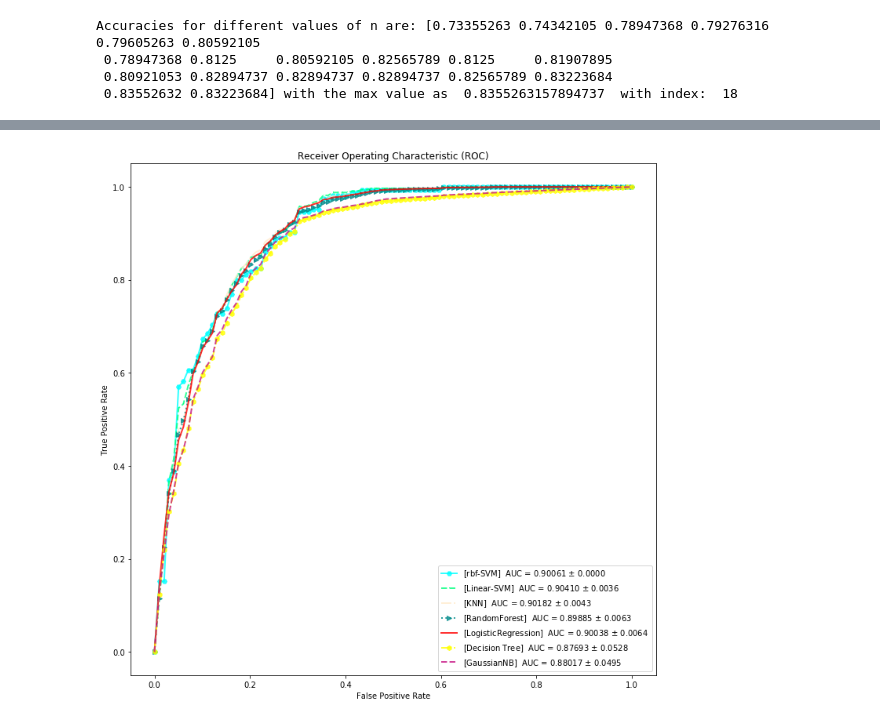
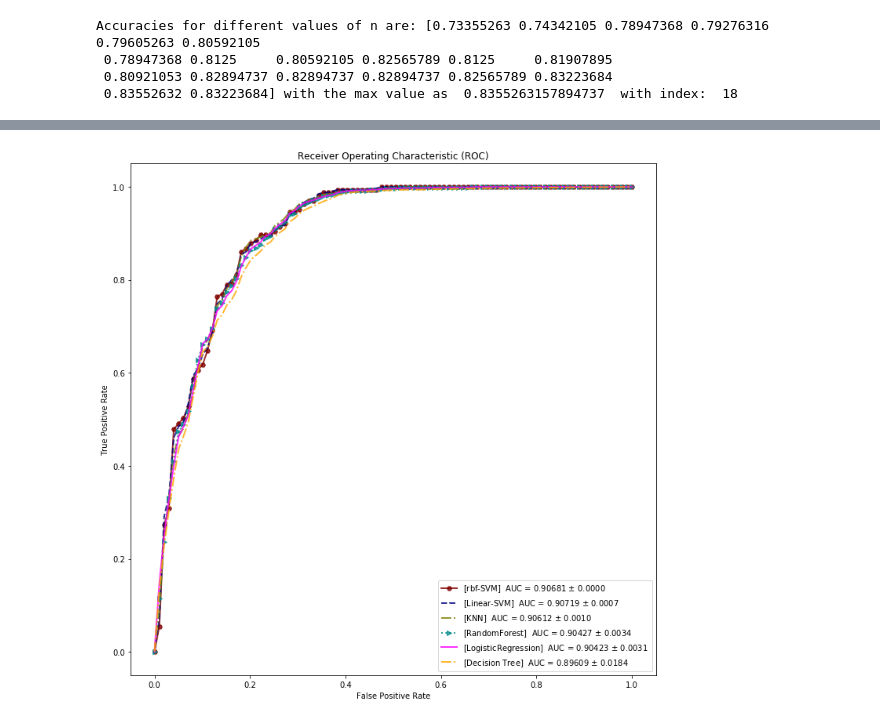
Before and after one commit to javierfs/MyMasterThesis, a Jupyter notebook: Test_python_structures.ipynb, the cells around one changed output, grey strips where cells are left out. Cells and saved outputs as stored; diff of their text form; code cells hidden in the pictures.

```diff
--- a/Test_python_structures.ipynb
+++ b/Test_python_structures.ipynb
@@ -182,14 +172,3 @@ Accuracies for different values of n are: [0.73355263 0.74342105 0.78947368 0.79
  0.78947368 0.8125     0.80592105 0.82565789 0.8125     0.81907895
  0.80921053 0.82894737 0.82894737 0.82894737 0.82565789 0.83223684
  0.83552632 0.83223684] with the max value as  0.8355263157894737  with index:  18
-# %%
-model=GaussianNB()
-model.fit(train_X,train_Y)
-prediction6=model.predict(test_X)
-print('The accuracy of the NaiveBayes is',metrics.accuracy_score(prediction6,test_Y))
-print('F1 micro: is',f1_score(test_Y, prediction6, average='micro'))
-print('F1 macro: is',f1_score(test_Y, prediction6, average='macro'))
-print('F1 weighted: is',f1_score(test_Y, prediction6, average='weighted'))
-
-
-model_GaussianNB = model
@@ -201,10 +174,0 @@ F1 weighted: is 0.8351807828394516
-# %%
-model=RandomForestClassifier(n_estimators=200)
-model.fit(train_X,train_Y)
-prediction7=model.predict(test_X)
-print('The accuracy of the Random Forests is',metrics.accuracy_score(prediction7,test_Y))
-print('F1 micro: is',f1_score(test_Y, prediction2, average='micro'))
-print('F1 macro: is',f1_score(test_Y, prediction2, average='macro'))
-print('F1 weighted: is',f1_score(test_Y, prediction2, average='weighted'))
-
-model_RandomForest = model
@@ -226,8 +220,8 @@ kfold = KFold(n_splits=10, random_state=22) # k=10, split the data into 10 equal
 xyz=[]
 accuracy=[]
 std=[]
-classifiers=['Linear Svm','Radial Svm','Logistic Regression','KNN','Decision Tree','Naive Bayes','Random Forest']
-models=[svm.SVC(kernel='linear'),svm.SVC(kernel='rbf'),LogisticRegression(),KNeighborsClassifier(n_neighbors=19),DecisionTreeClassifier(),GaussianNB(),RandomForestClassifier(n_estimators=100)]
+classifiers=['Linear Svm','Radial Svm','Logistic Regression','KNN','Decision Tree','Random Forest']
+models=[model_Linear_SVM, model_RBF_SVM, model_Logistic_Regression, model_KNN, model_Decision_Tree,  model_RandomForest ]
 for i in models:
     model = i
     cv_result = cross_val_score(model,X,Y, cv = kfold, scoring = "accuracy")
@@ -296,12 +286,12 @@ from sklearn import svm, datasets
 from sklearn.metrics import roc_curve, auc
 from sklearn.model_selection import StratifiedKFold
 
-'aqua', 'darkorange', 'cornflowerblue'
+#'aqua', 'darkorange', 'cornflowerblue'
 models = [
     {
         'label' : 'rbf-SVM',
         'model': model_RBF_SVM,
-        'color': 'aqua',
+        'color': 'maroon',
         'linestyle': 'solid',
         'markers': 'H',
 
@@ -309,14 +299,14 @@ models = [
     {
         'label' : 'Linear-SVM',
         'model': model_Linear_SVM,
-        'color': 'springgreen',
+        'color': 'navy',
         'linestyle': 'dashed',
         'markers': ',',
     },
     {
         'label' : 'KNN',
         'model': model_KNN,
-        'color': 'blanchedalmond',
+        'color': 'olive',
         'linestyle': 'dashdot',
         'markers': '',
     },
@@ -331,7 +321,7 @@ models = [
     {
         'label' : 'LogisticRegression',
         'model': model_Logistic_Regression,
-        'color': 'red',
+        'color': 'fuchsia',
         'linestyle': '-',
         'markers': ''
 
@@ -339,17 +329,11 @@ models = [
     {
         'label' : 'Decision Tree',
         'model': model_Decision_Tree,
-        'color': 'yellow',
+        'color': 'orange',
         'linestyle': '-.',
-        'markers': 'h'
-    },
-    {
-        'label' : 'GaussianNB',
-        'model': model_GaussianNB,
-        'color': 'mediumvioletred',
-        'linestyle': '--',
         'markers': ''
     },
+
 ]
 
 
@@ -395,31 +379,31 @@ for m in models:
     #         label='Luck', alpha=.8)
 
     mean_tpr = np.mean(tprs, axis=0)
     mean_tpr[-1] = 1.0
     mean_auc = auc(mean_fpr, mean_tpr)
     std_auc = np.std(aucs)
 
     plt.plot(mean_fpr, mean_tpr, color= m['color'], linestyle = m['linestyle'], marker= m['markers'],
              label=r'[%s]  AUC = %0.5f $\pm$ %0.4f ' % (m['label'] ,mean_auc, std_auc),
              lw=2, alpha=.8)
 
     std_tpr = np.std(tprs, axis=0)
     tprs_upper = np.minimum(mean_tpr + std_tpr, 1)
     tprs_lower = np.maximum(mean_tpr - std_tpr, 0)
 
 
 
 
     #plt.fill_between(mean_fpr, tprs_lower, tprs_upper, color='grey', alpha=.2,
                     # label=r'$\pm$ 1 std. dev.')
 
     plt.xlim([-0.05, 1.05])
     plt.ylim([-0.05, 1.05])
     plt.xlabel('False Positive Rate')
     plt.ylabel('True Positive Rate')
     plt.title('Receiver Operating Characteristic (ROC)')
     plt.legend(loc="lower right")
 
 plt.show()
 # %% [output]
-[figure, old version]
+[figure, new version]
```
Also changed, not shown: parts of 31 cells of this notebook, 4 other files.
